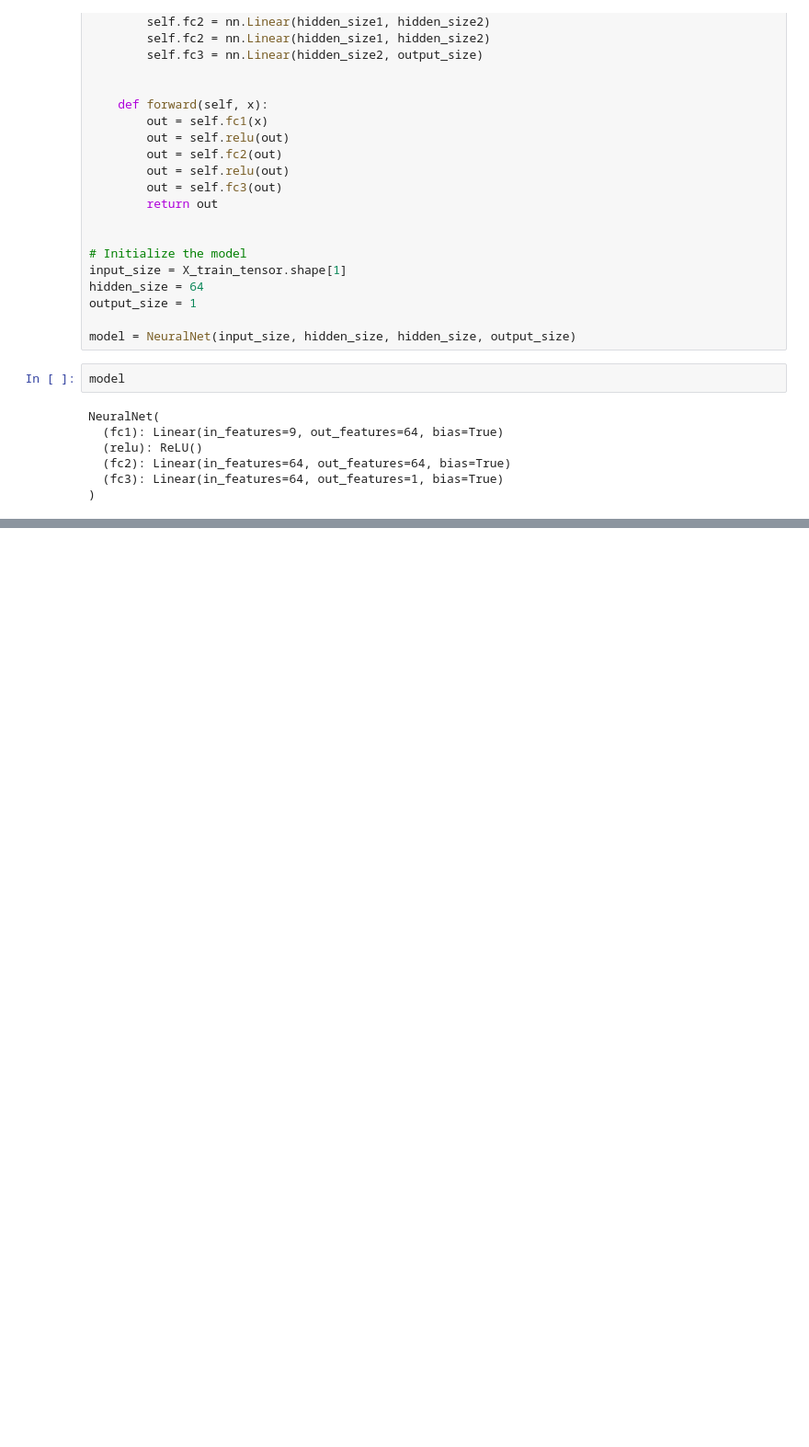
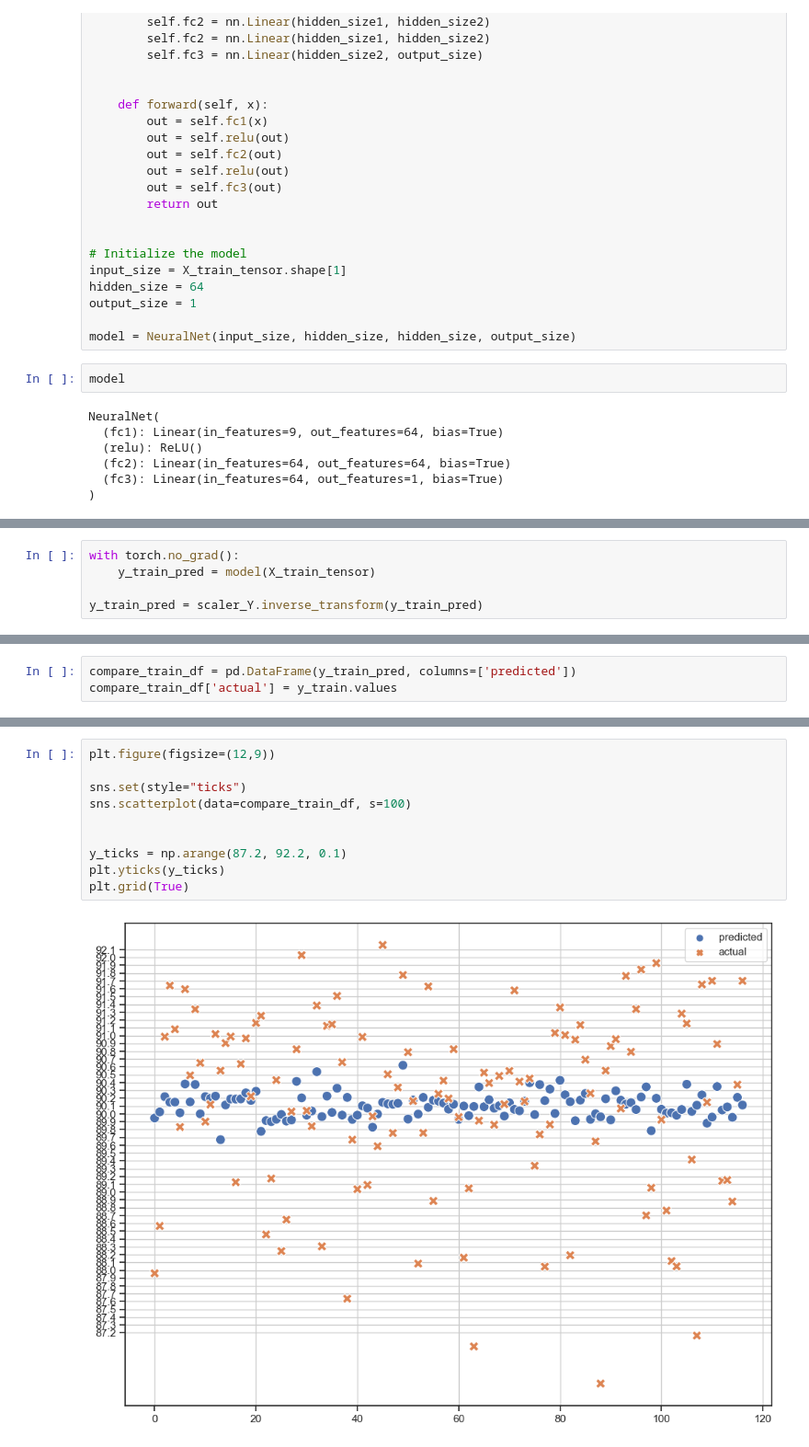
Before and after one commit to andrews-tang/Predicting-the-Recovery-Rate-of-Metal-Ore, a Jupyter notebook: using_neural_net.ipynb, the cells around one changed output, grey strips where cells are left out. Shown: that part at 92% size. Cells and saved outputs as stored; diff of their text form; blank space fills up the shorter version.

```diff
--- a/using_neural_net.ipynb
+++ b/using_neural_net.ipynb
@@ -106,0 +110,5 @@ Epoch 1000/1000, Loss: 0.04622075334191322
+# %%
+with torch.no_grad():
+    y_train_pred = model(X_train_tensor)
+
+y_train_pred = scaler_Y.inverse_transform(y_train_pred)
@@ -112,0 +154,3 @@ predicted_unscaled = scaler_Y.inverse_transform(predicted_scaled)
+# %%
+compare_train_df = pd.DataFrame(y_train_pred, columns=['predicted'])
+compare_train_df['actual'] = y_train.values
@@ -112,0 +171,12 @@ predicted_unscaled = scaler_Y.inverse_transform(predicted_scaled)
+# %%
+plt.figure(figsize=(12,9))
+
+sns.set(style="ticks")
+sns.scatterplot(data=compare_train_df, s=100)
+
+
+y_ticks = np.arange(87.2, 92.2, 0.1)
+plt.yticks(y_ticks)
+plt.grid(True)
+# %% [output]
+[figure, added]
```
Also changed, not shown: parts of 14 cells of this notebook.
